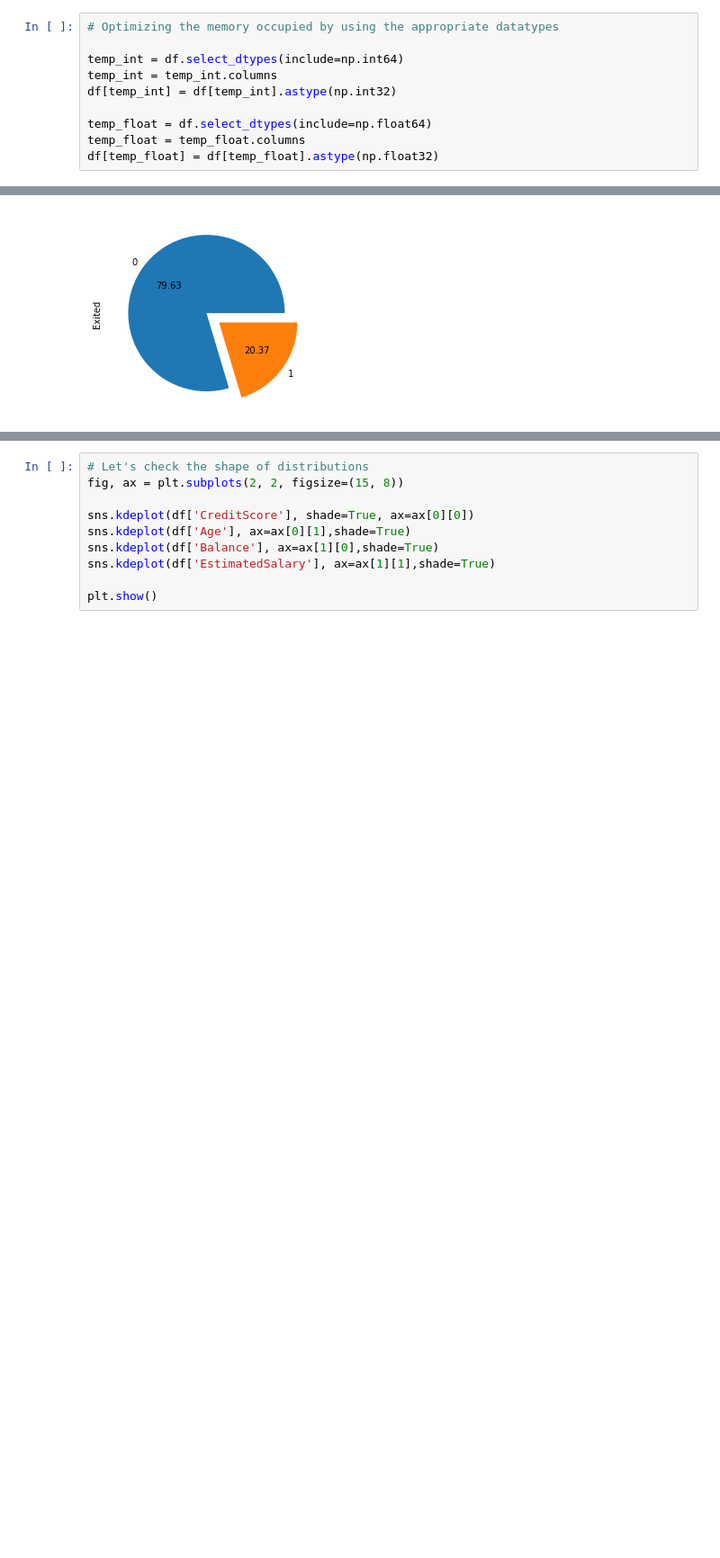
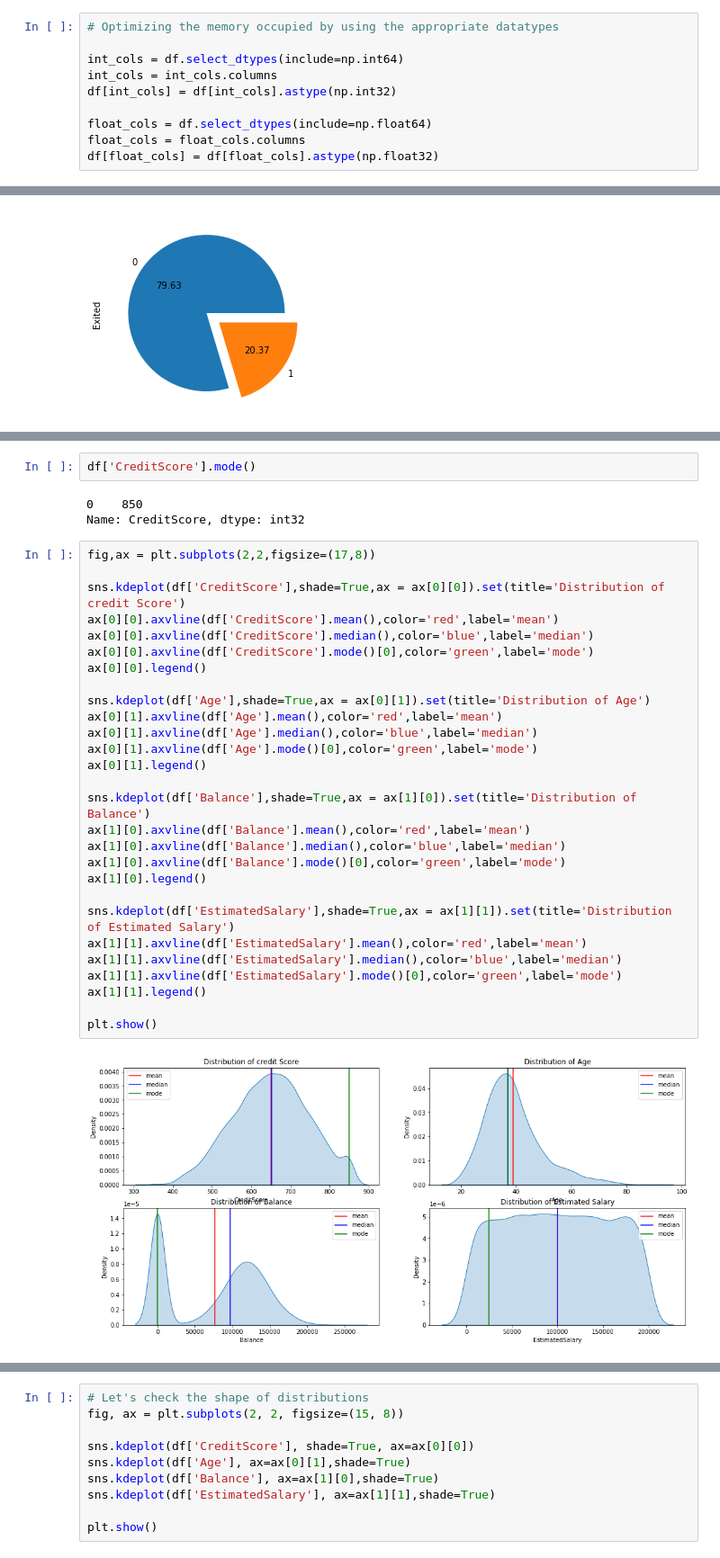
Before and after one commit to yuvraaj2002/Deep-learning-projects, a Jupyter notebook: Customer Churn Prediction/Code.ipynb, the cells around one changed output, grey strips where cells are left out. Shown at 90% size. Drawn from its saved outputs; the diff is of its cells as text; blank space fills up the shorter version.

```diff
--- a/Customer Churn Prediction/Code.ipynb
+++ b/Customer Churn Prediction/Code.ipynb
@@ -58,13 +56,13 @@ memory usage: 1.1+ MB
 # %%
 # Optimizing the memory occupied by using the appropriate datatypes
 
-temp_int = df.select_dtypes(include=np.int64)
-temp_int = temp_int.columns
-df[temp_int] = df[temp_int].astype(np.int32)
+int_cols = df.select_dtypes(include=np.int64)
+int_cols = int_cols.columns
+df[int_cols] = df[int_cols].astype(np.int32)
 
-temp_float = df.select_dtypes(include=np.float64)
-temp_float = temp_float.columns
-df[temp_float] = df[temp_float].astype(np.float32)
+float_cols = df.select_dtypes(include=np.float64)
+float_cols = float_cols.columns
+df[float_cols] = df[float_cols].astype(np.float32)
 # %%
 # Let's get some descriptive information about our dataframe
 df.describe()
@@ -114,0 +112,35 @@ df['Exited'].value_counts().plot(kind='pie',autopct='%.2f',explode= ex)
+# %%
+df['CreditScore'].mode()
+# %% [output]
+0    850
+Name: CreditScore, dtype: int32
+# %%
+fig,ax = plt.subplots(2,2,figsize=(17,8))
+
+sns.kdeplot(df['CreditScore'],shade=True,ax = ax[0][0]).set(title='Distribution of credit Score')
+ax[0][0].axvline(df['CreditScore'].mean(),color='red',label='mean')
+ax[0][0].axvline(df['CreditScore'].median(),color='blue',label='median')
+ax[0][0].axvline(df['CreditScore'].mode()[0],color='green',label='mode')
+ax[0][0].legend()
+
+sns.kdeplot(df['Age'],shade=True,ax = ax[0][1]).set(title='Distribution of Age')
+ax[0][1].axvline(df['Age'].mean(),color='red',label='mean')
+ax[0][1].axvline(df['Age'].median(),color='blue',label='median')
+ax[0][1].axvline(df['Age'].mode()[0],color='green',label='mode')
+ax[0][1].legend()
+
+sns.kdeplot(df['Balance'],shade=True,ax = ax[1][0]).set(title='Distribution of Balance')
+ax[1][0].axvline(df['Balance'].mean(),color='red',label='mean')
+ax[1][0].axvline(df['Balance'].median(),color='blue',label='median')
+ax[1][0].axvline(df['Balance'].mode()[0],color='green',label='mode')
+ax[1][0].legend()
+
+sns.kdeplot(df['EstimatedSalary'],shade=True,ax = ax[1][1]).set(title='Distribution of Estimated Salary')
+ax[1][1].axvline(df['EstimatedSalary'].mean(),color='red',label='mean')
+ax[1][1].axvline(df['EstimatedSalary'].median(),color='blue',label='median')
+ax[1][1].axvline(df['EstimatedSalary'].mode()[0],color='green',label='mode')
+ax[1][1].legend()
+
+plt.show()
+# %% [output]
+[figure, added]
```
Also changed, not shown: parts of 13 cells of this notebook.
